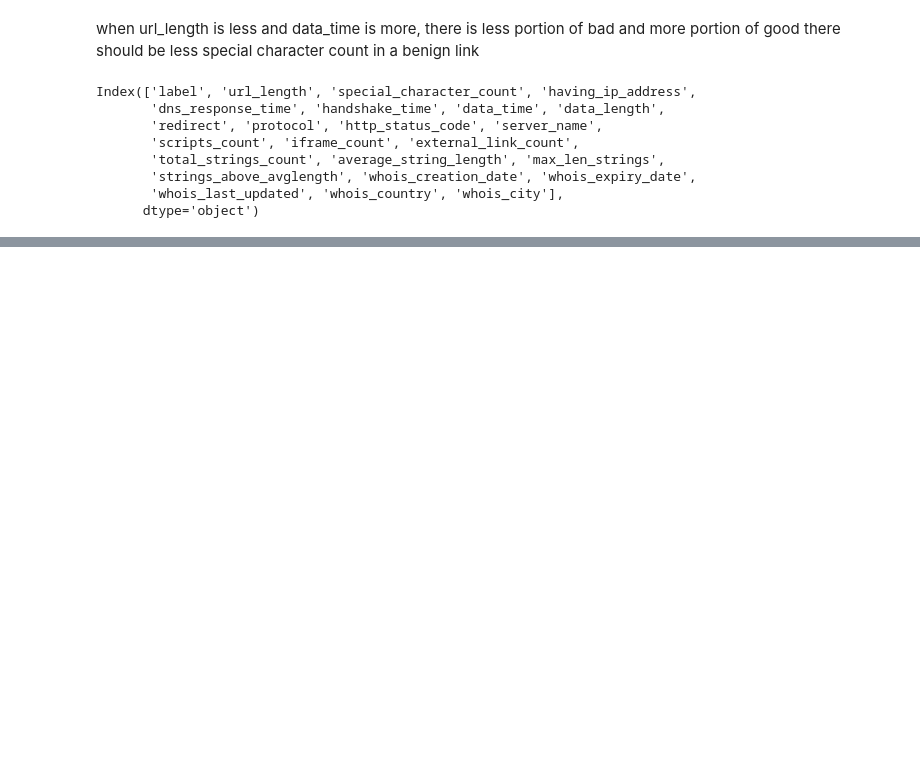
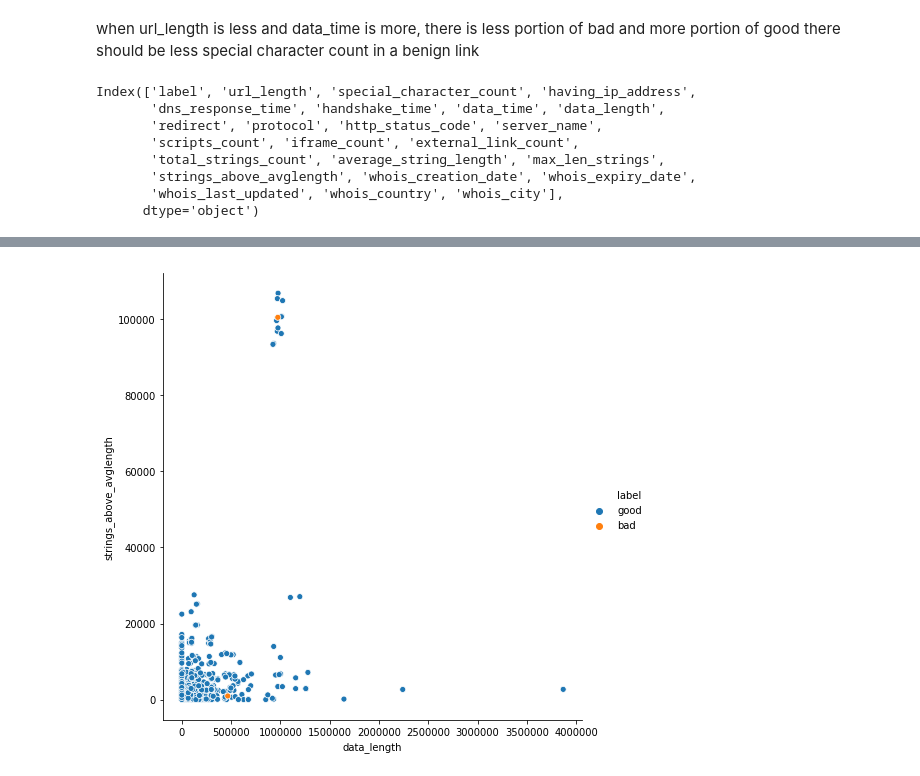
Before and after one commit to agarwal29796/fraud_page_detection, a Jupyter notebook: exploration.ipynb, the cells around one changed output, grey strips where cells are left out. Saved outputs shown, nothing was run; the diff lists cells and outputs as text; code cells hidden in the pictures; blank space fills up the shorter version.

```diff
--- a/exploration.ipynb
+++ b/exploration.ipynb
@@ -336,0 +603,4 @@ sns.relplot(y="average_string_length", x='handshake_time',hue="label", data=data
+# %%
+sns.relplot(y="strings_above_avglength", x='data_length',hue="label", data=data,height=7,aspect=1).savefig("saa_dl.png")
+# %% [output]
+[figure, added]
```
Also changed, not shown: parts of 18 cells of this notebook.
